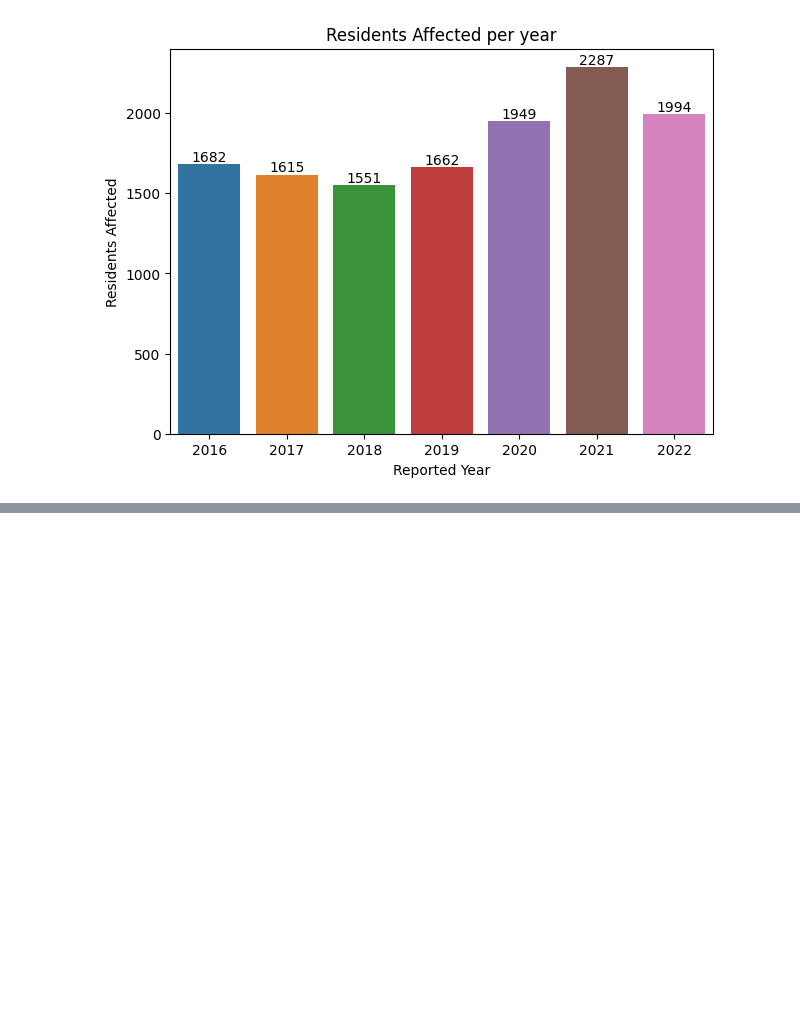
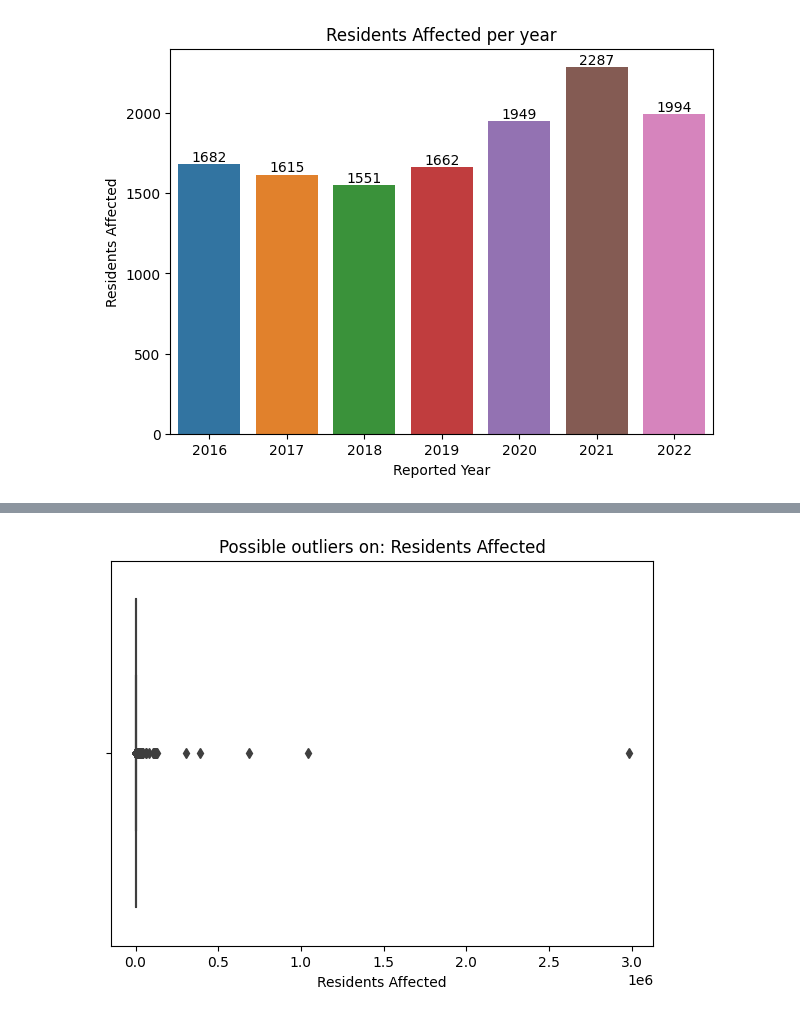
Before and after one commit to joncalle/AnalToolsDecMrk, a Jupyter notebook: DataBreach.ipynb, the cells around one changed output, grey strips where cells are left out. Drawn from its saved outputs; the diff is of its cells as text; code cells hidden in the pictures; blank space fills up the shorter version.

```diff
--- a/DataBreach.ipynb
+++ b/DataBreach.ipynb
@@ -281,0 +297,9 @@ plt.show()
+# %%
+#possible outliers
+plt.figure(figsize=(7,5))
+sns.boxplot(x=breach['MA_Residents_Affected'], orient = 'h')
+plt.xlabel('Residents Affected')
+plt.title('Possible outliers on: Residents Affected')
+plt.show()
+# %% [output]
+[figure, added]
```
Also changed, not shown: parts of 1 cell of this notebook.
